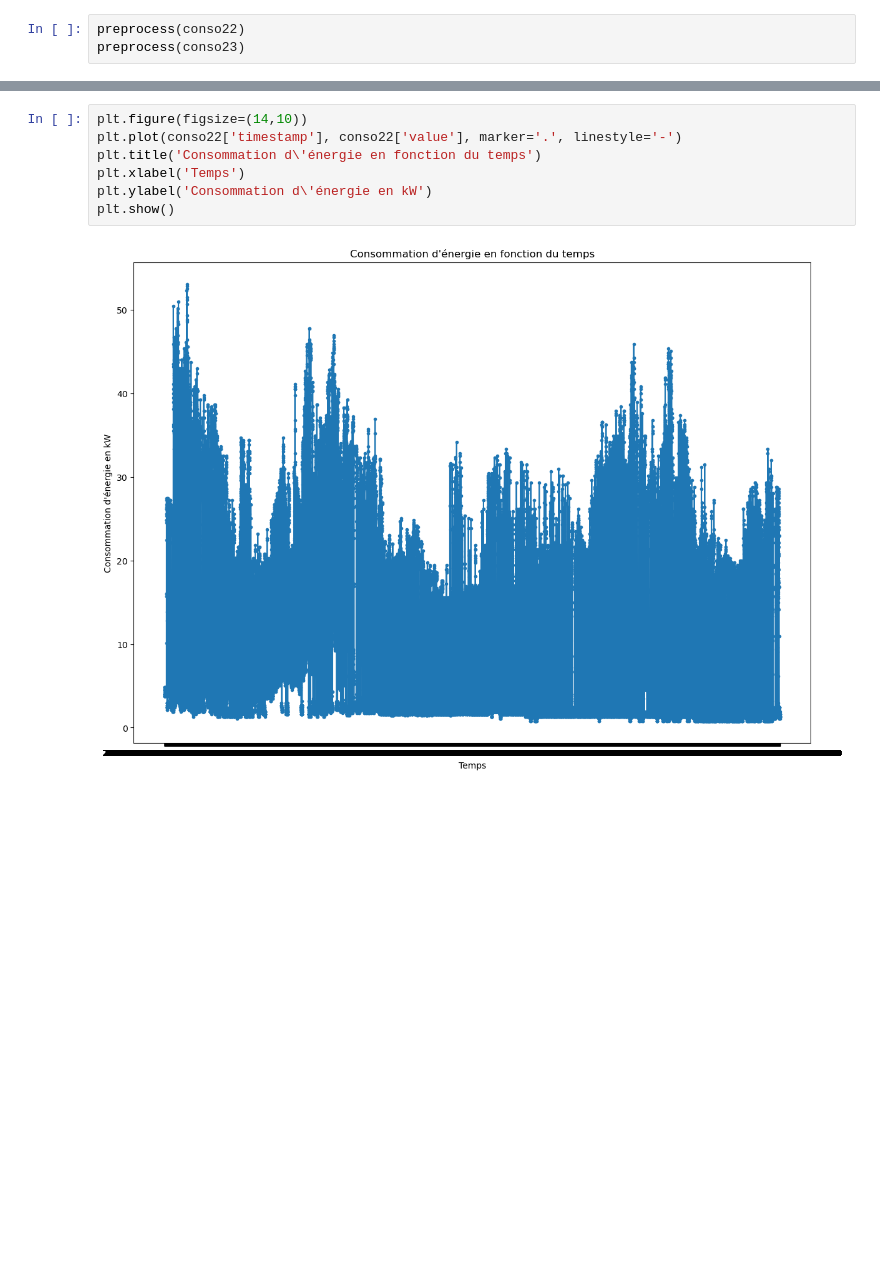
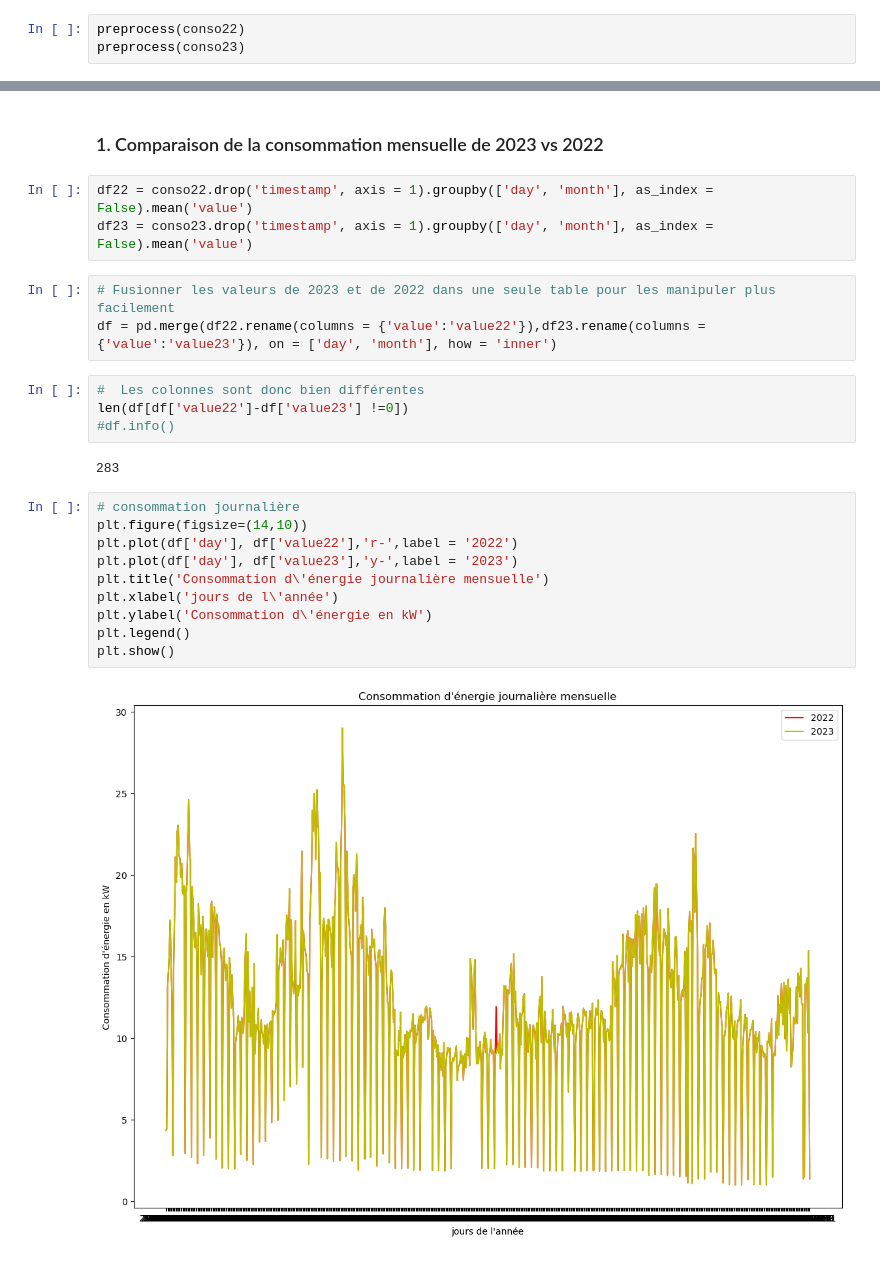
Before and after one commit to randyno/Analyse-de-consosmmations-energetiques, a Jupyter notebook: Test_Technique_Alternance_Data_Scientist.ipynb, the cells around one changed output, grey strips where cells are left out. Saved outputs shown, nothing was run; the diff lists cells and outputs as text; blank space fills up the shorter version.

Commit message:
Consommations mensuelles moyennes sur 2022 et 2023

```diff
--- a/Test_Technique_Alternance_Data_Scientist.ipynb
+++ b/Test_Technique_Alternance_Data_Scientist.ipynb
@@ -69,9 +72,26 @@ conso22.head()
+# %% [markdown]
+<h3>1.	Comparaison de la consommation mensuelle de 2023 vs 2022 </h3>
+# %%
+df22 = conso22.drop('timestamp', axis = 1).groupby(['day', 'month'], as_index = False).mean('value')
+df23 = conso23.drop('timestamp', axis = 1).groupby(['day', 'month'], as_index = False).mean('value')
+# %%
+# Fusionner les valeurs de 2023 et de 2022 dans une seule table pour les manipuler plus facilement
+df = pd.merge(df22.rename(columns = {'value':'value22'}),df23.rename(columns = {'value':'value23'}), on = ['day', 'month'], how = 'inner')
+# %%
+#  Les colonnes sont donc bien différentes
+len(df[df['value22']-df['value23'] !=0])
+#df.info()
+# %% [output]
+283
 # %%
+# consommation journalière
 plt.figure(figsize=(14,10))
-plt.plot(conso22['timestamp'], conso22['value'], marker='.', linestyle='-')
-plt.title('Consommation d\'énergie en fonction du temps')
-plt.xlabel('Temps')
+plt.plot(df['day'], df['value22'],'r-',label = '2022')
+plt.plot(df['day'], df['value23'],'y-',label = '2023')
+plt.title('Consommation d\'énergie journalière mensuelle')
+plt.xlabel('jours de l\'année')
 plt.ylabel('Consommation d\'énergie en kW')
+plt.legend()
 plt.show()
 # %% [output]
-[figure, old version]
+[figure, new version]
```
Also changed, not shown: parts of 8 cells of this notebook.
